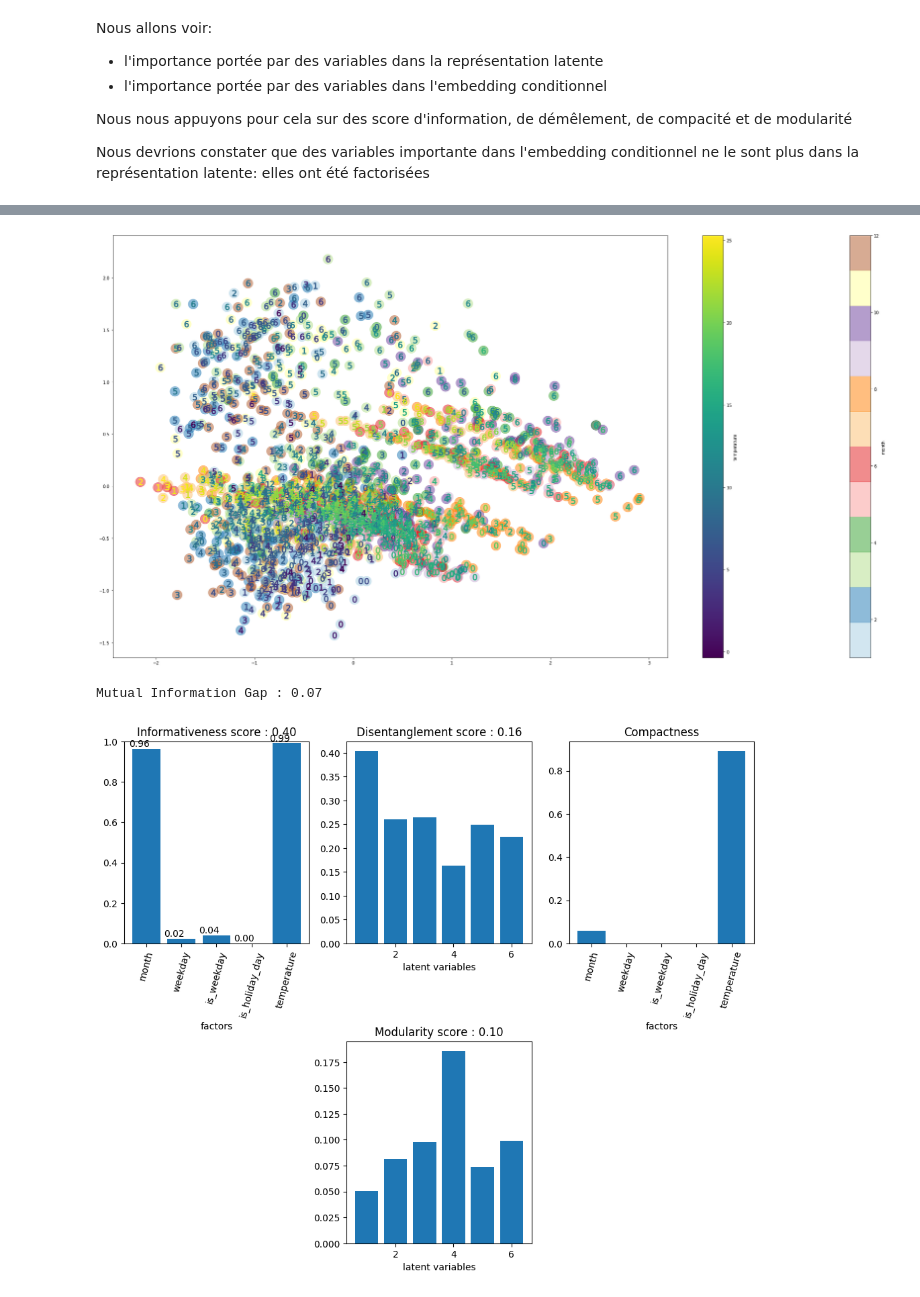
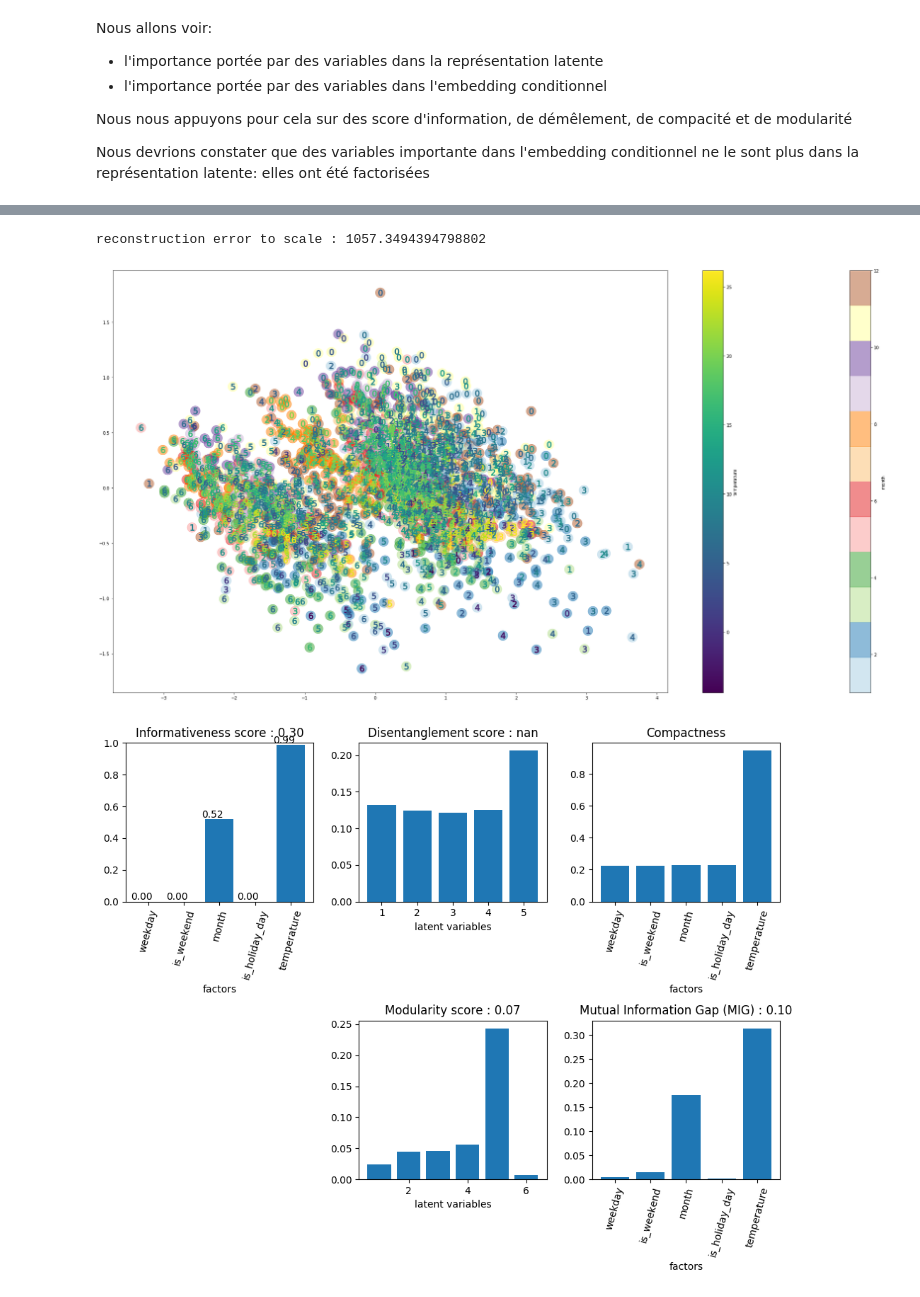
Before and after one commit to GoubetClem/VAE, a Jupyter notebook: 1-Train_a_CVAE.ipynb, the cells around one changed output, grey strips where cells are left out. Saved outputs shown, nothing was run; the diff lists cells and outputs as text; code cells hidden in the pictures.

```diff
--- a/1-Train_a_CVAE.ipynb
+++ b/1-Train_a_CVAE.ipynb
@@ -448,3 +331,18 @@ month (1830, 12)
+# %%
+#on va conditionner sur les profils de température et le mois
+calendar_cond = ["month"]
+condtovae_dims = []
+condarray=[]
+
+df_temp, _ = apply_scaler(df_data, column="prevision_temp", df_chronic=df_temp,
+                                      reference_window=None)
+
+condarray.append(df_temp.values)
+condtovae_dims.append(condarray[-1].shape[1])
+
+for cc in calendar_cond:
+    condarray.append(pd.get_dummies(df_calendar[cc], prefix=cc).values)
+    condtovae_dims.append(condarray[-1].shape[1])
 # %%
 vae_params = VAE_params(name=name_model, out_dir = log_dir_model)
 # %%
@@ -474,7 +372,7 @@ Default parameters for training are a L2 loss with Adam optimizer with a learnin
 # %%
 vae_params.model_params.encoder_dims = e_dims
 vae_params.model_params.decoder_dims = d_dims
-vae_params.model_params.cond_dims = cond_to_emb
+vae_params.model_params.cond_dims = condtovae_dims
 vae_params.model_params.with_embedding = True
 vae_params.model_params.emb_dims = [[48,8],[12,8],6]
 vae_params.model_params.nb_encoder_ensemble = 3
@@ -530,6 +428,3 @@ earl_stop = EarlyStopping(
     monitor='val_loss', min_delta=0, patience=100, verbose=0, mode='auto',
     baseline=None, restore_best_weights=True
 )
-# %%
-new_cae.train(dataset_emb['train']['x'], dataset['train']['y'], epochs= 2000, verbose=0,
-              batch_size=batch_size, callbacks=[earl_stop])
@@ -540,0 +431,9 @@ new_cae.train(dataset_emb['train']['x'], dataset['train']['y'], epochs= 2000, ve
+# %%
+train_set = df_calendar.year.values <= 2018
+test_set = df_calendar.year.values == 2019
+
+input_cvae = [df_conso.values[train_set,:]] + [c[train_set,:] for c in condarray]
+output_cvae = df_conso.values[train_set,:]
+
+new_cae.train(input_cvae, output_cvae, epochs= 2000, verbose=0,
+              batch_size=batch_size, callbacks=[earl_stop])
@@ -566,12 +464,18 @@ np.mean(np.abs(x_hat - dataset_emb['train']['x'][0]))
+# %%
+test_input_cvae = [df_conso.values[test_set,:]] + [c[test_set,:] for c in condarray]
+x_hat = new_cae.model.predict(test_input_cvae)
+
+print(f"reconstruction error to scale : {np.mean(np.abs(scaler_conso.inverse_transform(x_hat).ravel() - df_data.Consommation.values[df_data.utc_datetime.dt.year == 2019]))}")
+# %% [output]
+reconstruction error to scale : 1057.3494394798802
 # %%
-prez_2D(x_encoded)
+prez_2D(x_encoded, factorMatrix[train_set,:], temperatureMean[train_set])
 # %% [output]
-[figure, old version]
+[figure, new version]
 # %%
-cond_emb = new_cae.cond_embedding.predict(dataset_emb['train']['x'][1:])
-model_eval, importanceMatrix =evaluate_latent_code(cond_emb, factorMatrix, factorDesc, orthogonalize=True, normalize_information=True)
+cond_emb = new_cae.cond_embedding.predict(input_cvae[1:])
+model_eval, importanceMatrix =evaluate_latent_code(cond_emb, factorMatrix[train_set,:], factorDesc, orthogonalize=True, normalize_information=True)
 #normalize_information normalise le score avec le minimum obtenu avec une projection aléatoire
-display_metrics(model_eval, 6, factorDesc)
+display_evaluation_latent_code(model_eval, cond_emb.shape[1], factorDesc)
 # %% [output]
-Mutual Information Gap : 0.07
-[figure, old version]
+[figure, new version]
```
Also changed, not shown: parts of 35 cells of this notebook, 2 other files.
